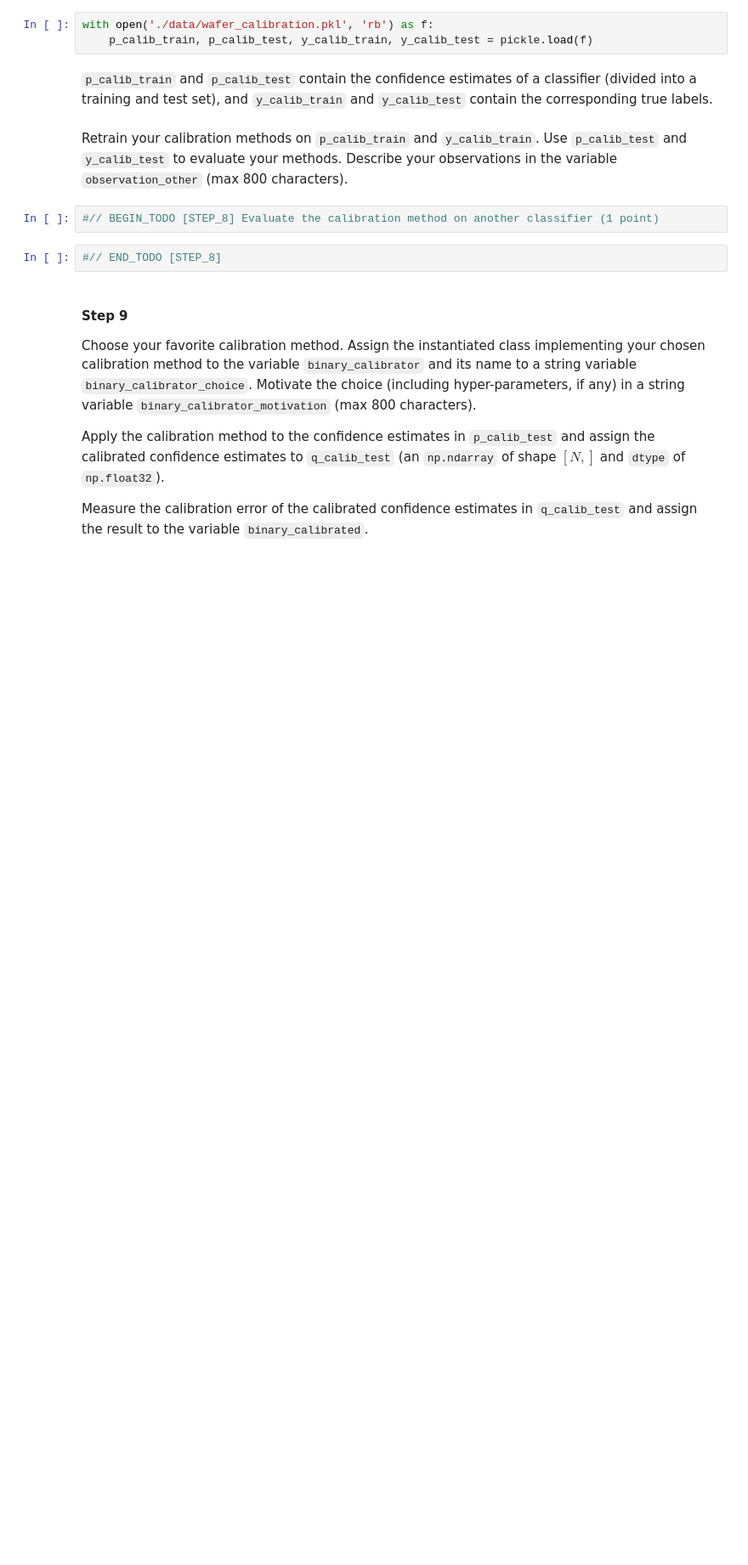
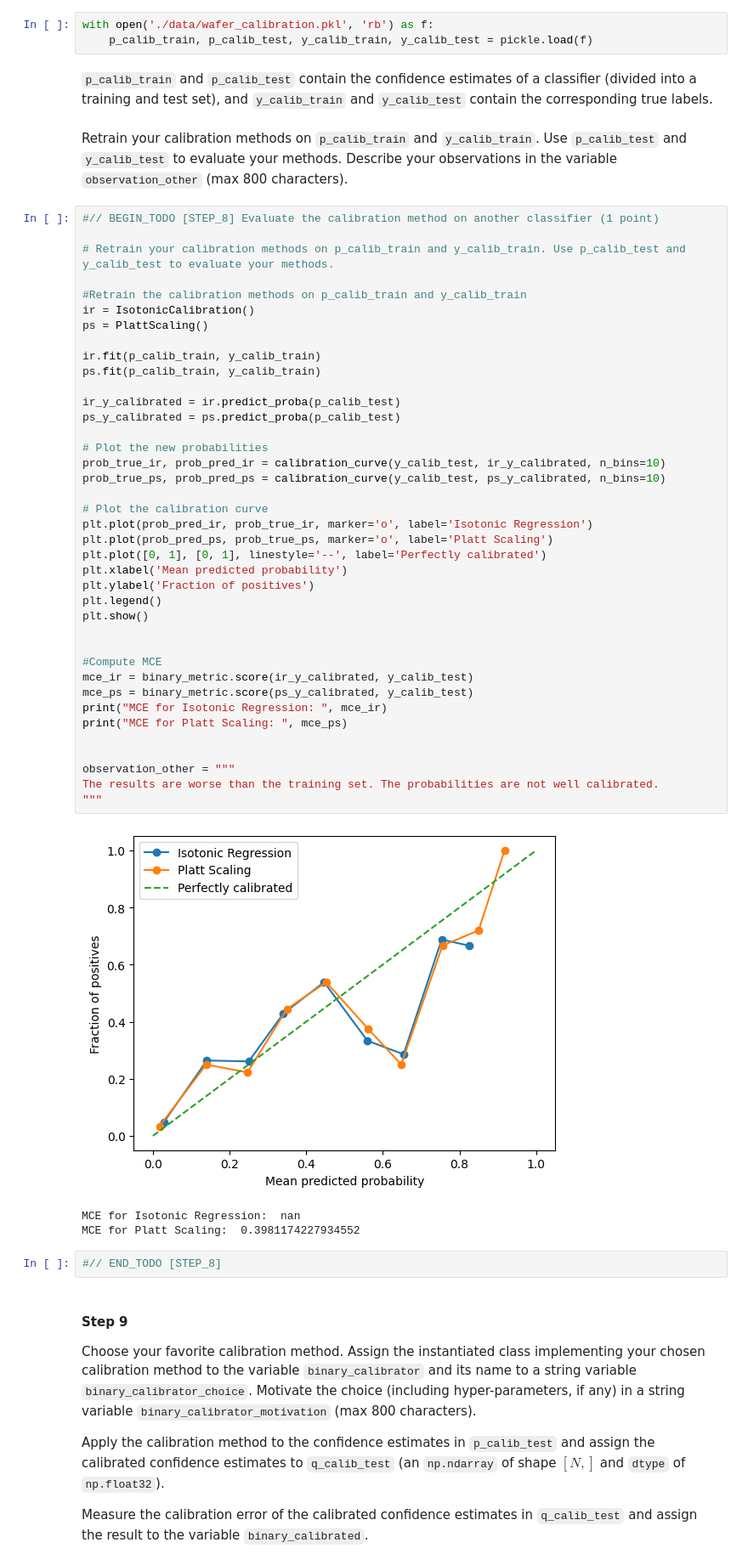
Before and after one commit to enesbkoca/wafer_calibration, a Jupyter notebook: calibration.ipynb, the cells around one changed output. Shown at 85% size. Saved outputs shown, nothing was run; the diff lists cells and outputs as text; blank space fills up the shorter version.

```diff
--- a/calibration.ipynb
+++ b/calibration.ipynb
@@ -408,6 +410,47 @@ with open('./data/wafer_calibration.pkl', 'rb') as f:
 Retrain your calibration methods on `p_calib_train` and `y_calib_train`. Use `p_calib_test` and `y_calib_test` to evaluate your methods. Describe your observations in the variable `observation_other` (max 800 characters).
 # %%
 #// BEGIN_TODO [STEP_8] Evaluate the calibration method on another classifier (1 point)
+
+# Retrain your calibration methods on p_calib_train and y_calib_train. Use p_calib_test and y_calib_test to evaluate your methods.
+
+#Retrain the calibration methods on p_calib_train and y_calib_train
+ir = IsotonicCalibration()
+ps = PlattScaling()
+
+ir.fit(p_calib_train, y_calib_train)
+ps.fit(p_calib_train, y_calib_train)
+
+ir_y_calibrated = ir.predict_proba(p_calib_test)
+ps_y_calibrated = ps.predict_proba(p_calib_test)
+
+# Plot the new probabilities
+prob_true_ir, prob_pred_ir = calibration_curve(y_calib_test, ir_y_calibrated, n_bins=10)
+prob_true_ps, prob_pred_ps = calibration_curve(y_calib_test, ps_y_calibrated, n_bins=10)
+
+# Plot the calibration curve
+plt.plot(prob_pred_ir, prob_true_ir, marker='o', label='Isotonic Regression')
+plt.plot(prob_pred_ps, prob_true_ps, marker='o', label='Platt Scaling')
+plt.plot([0, 1], [0, 1], linestyle='--', label='Perfectly calibrated')
+plt.xlabel('Mean predicted probability')
+plt.ylabel('Fraction of positives')
+plt.legend()
+plt.show()
+
+
+#Compute MCE
+mce_ir = binary_metric.score(ir_y_calibrated, y_calib_test)
+mce_ps = binary_metric.score(ps_y_calibrated, y_calib_test)
+print("MCE for Isotonic Regression: ", mce_ir)
+print("MCE for Platt Scaling: ", mce_ps)
+
+
+observation_other = """
+The results are worse than the training set. The probabilities are not well calibrated.
+"""
+# %% [output]
+[figure, added]
+MCE for Isotonic Regression:  nan
+MCE for Platt Scaling:  0.3981174227934552
 # %%
 #// END_TODO [STEP_8]
 # %% [markdown]
```
Also changed, not shown: parts of 5 cells of this notebook.
